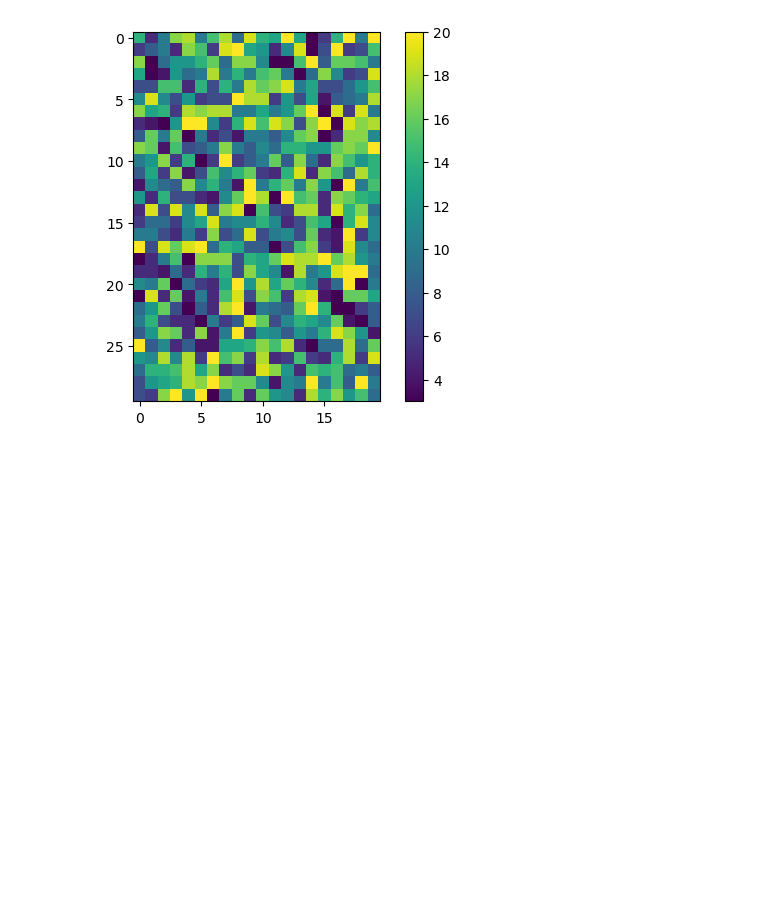
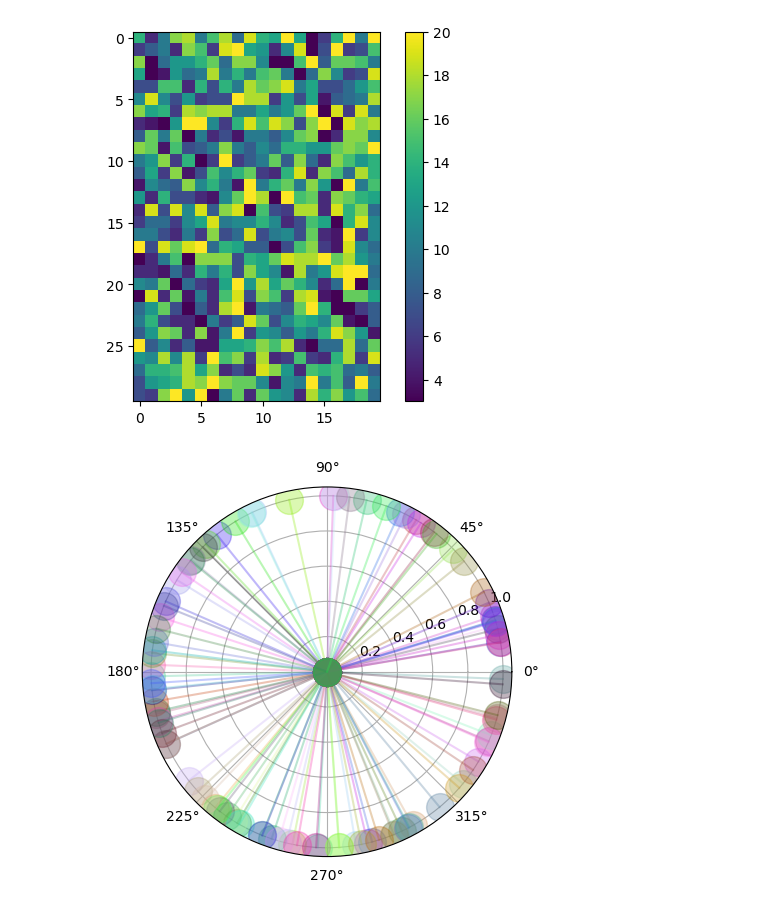
Before and after one commit to Afiq139/Python-Project, a Jupyter notebook: Python_Mathematics/Master_Math_By_Coding_In_Python/09_Trigonometry/014_Trigonometry_Bug_Hunt.ipynb, the cells around one changed output. Saved outputs shown, nothing was run; the diff lists cells and outputs as text; code cells hidden in the pictures; blank space fills up the shorter version.

```diff
--- a/Python_Mathematics/Master_Math_By_Coding_In_Python/09_Trigonometry/014_Trigonometry_Bug_Hunt.ipynb
+++ b/Python_Mathematics/Master_Math_By_Coding_In_Python/09_Trigonometry/014_Trigonometry_Bug_Hunt.ipynb
@@ -22,3 +22,15 @@ plt.show()
 # %% [output]
 20
 [figure]
+# %%
+# 3.) create 100 random phase angle [0,2pi] and show unit vectors with those angles
+
+n = 100
+randphases = np.random.rand(n)*2*np.pi
+
+for i in range(0,n):
+    plt.polar([0,randphases[i]],[0,1],'o-', color=np.random.rand(3), markersize=20,alpha=.3)
+
+plt.show()
+# %% [output]
+[figure, added]
```
